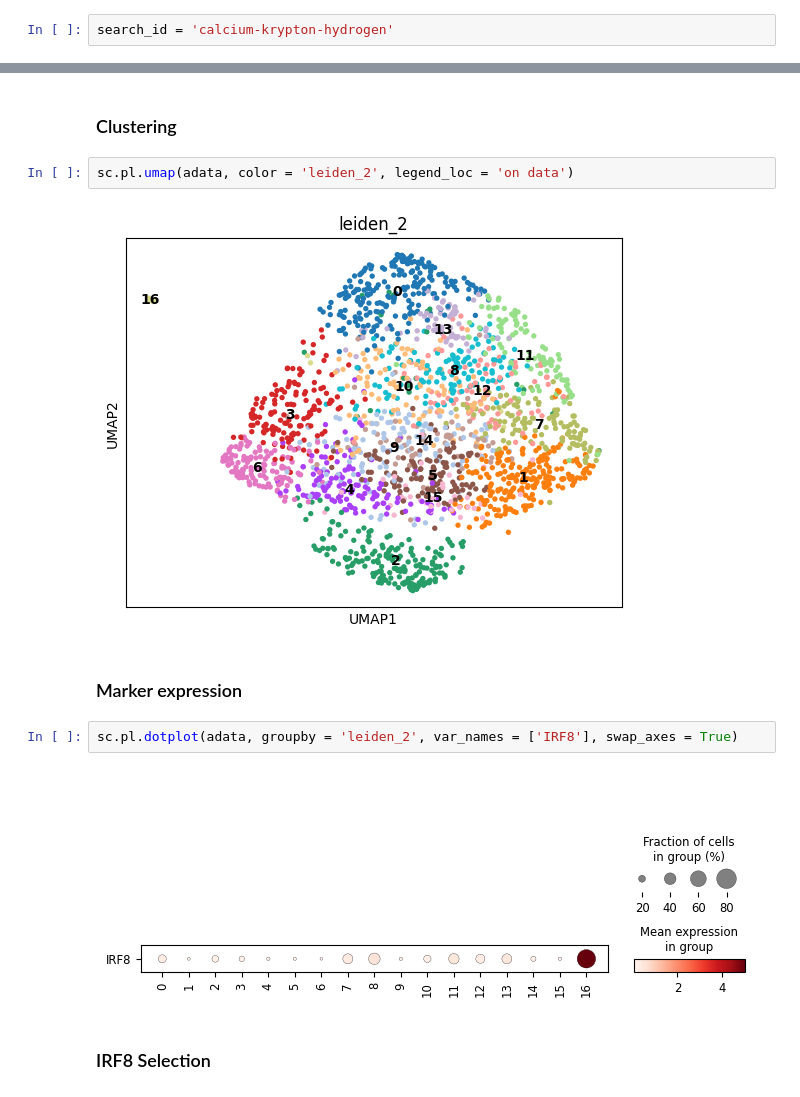
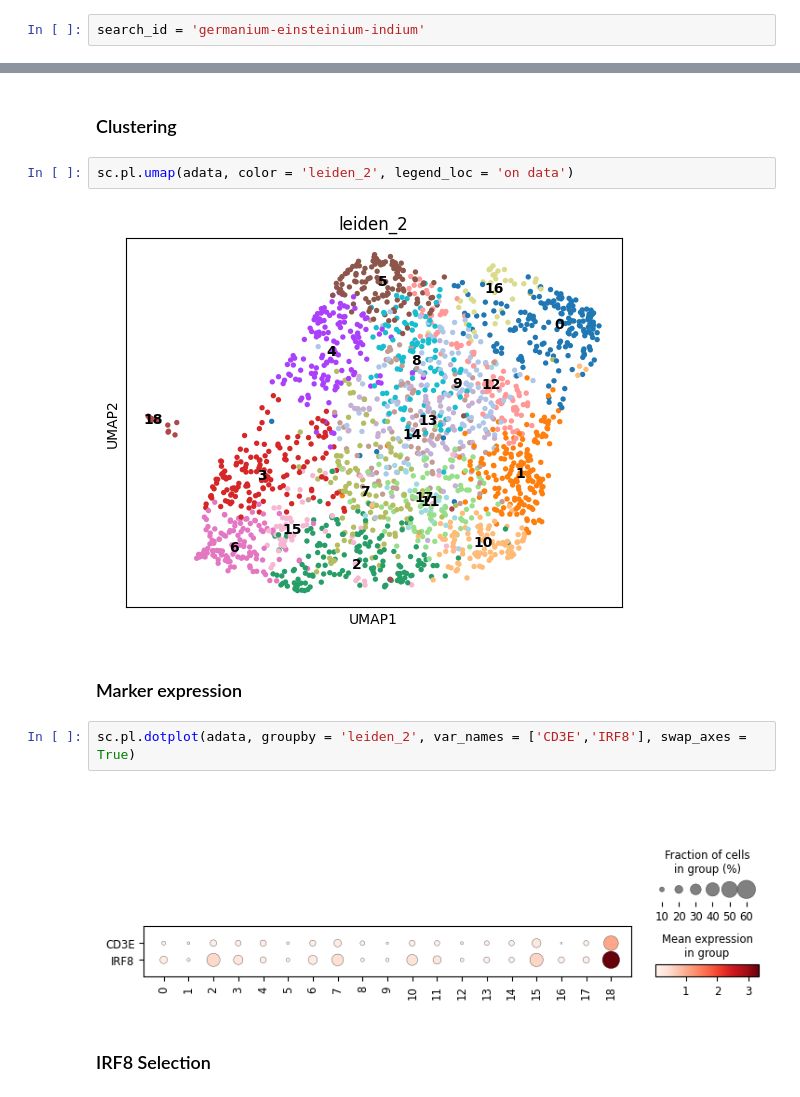
Before and after one commit to aifimmunology/sound-life-scrna-analysis, a Jupyter notebook: scrna-seq_analysis/02-reference_labeling/12g-Python_filter_L3_other_data.ipynb, the cells around one changed output, grey strips where cells are left out. Saved outputs shown, nothing was run; the diff lists cells and outputs as text.

```diff
--- a/scrna-seq_analysis/02-reference_labeling/12g-Python_filter_L3_other_data.ipynb
+++ b/scrna-seq_analysis/02-reference_labeling/12g-Python_filter_L3_other_data.ipynb
@@ -267,7 +267,7 @@ hierarchy_df = read_csv_uuid(hierarchy_uuid)
 # %% [markdown]
 ## Identify files for use in HISE
 # %%
-search_id = 'calcium-krypton-hydrogen'
+search_id = 'germanium-einsteinium-indium'
 # %% [markdown]
 Retrieve files stored in our HISE project store
 # %%
@@ -376,13 +401,13 @@ total_cells = adata.shape[0]
 # %%
 sc.pl.umap(adata, color = 'leiden_2', legend_loc = 'on data')
 # %% [output]
-[figure, old version]
+[figure, new version]
 # %% [markdown]
 ### Marker expression
 # %%
-sc.pl.dotplot(adata, groupby = 'leiden_2', var_names = ['IRF8'], swap_axes = True)
+sc.pl.dotplot(adata, groupby = 'leiden_2', var_names = ['CD3E','IRF8'], swap_axes = True)
 # %% [output]
-[figure, old version]
+[figure, new version]
 # %% [markdown]
 ### IRF8 Selection
 # %% [markdown]
```
Also changed, not shown: parts of 35 cells of this notebook.
